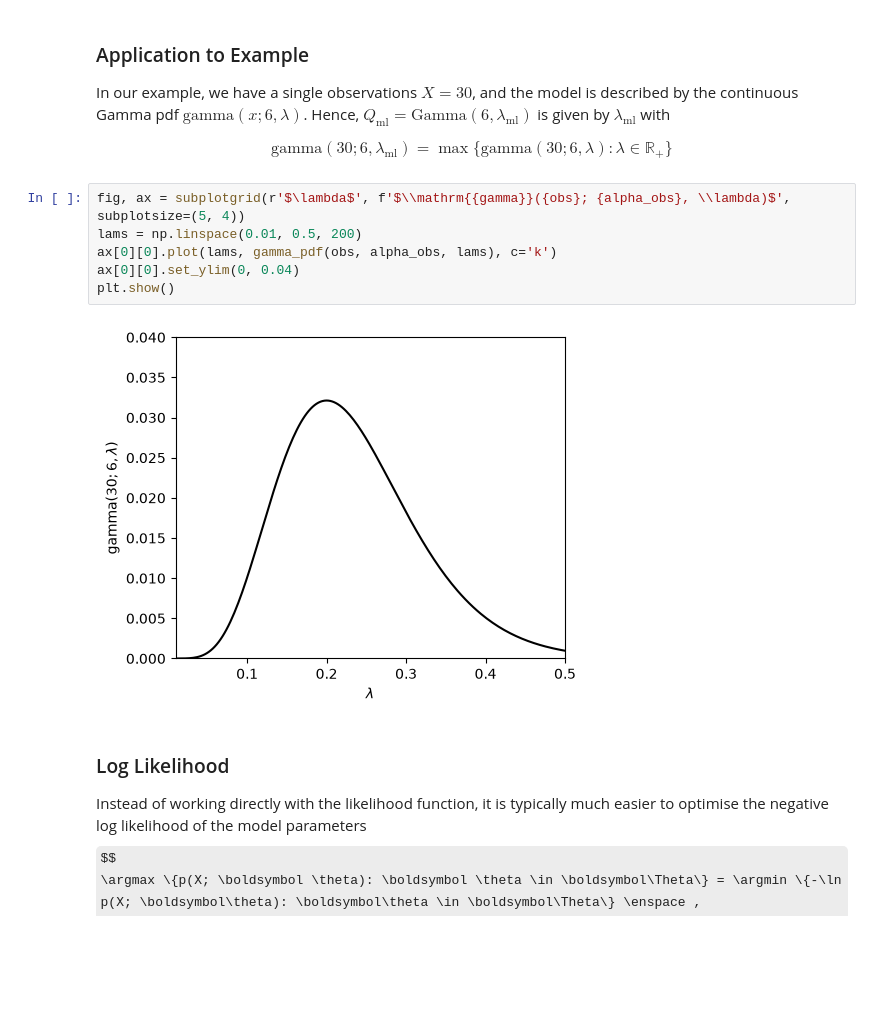
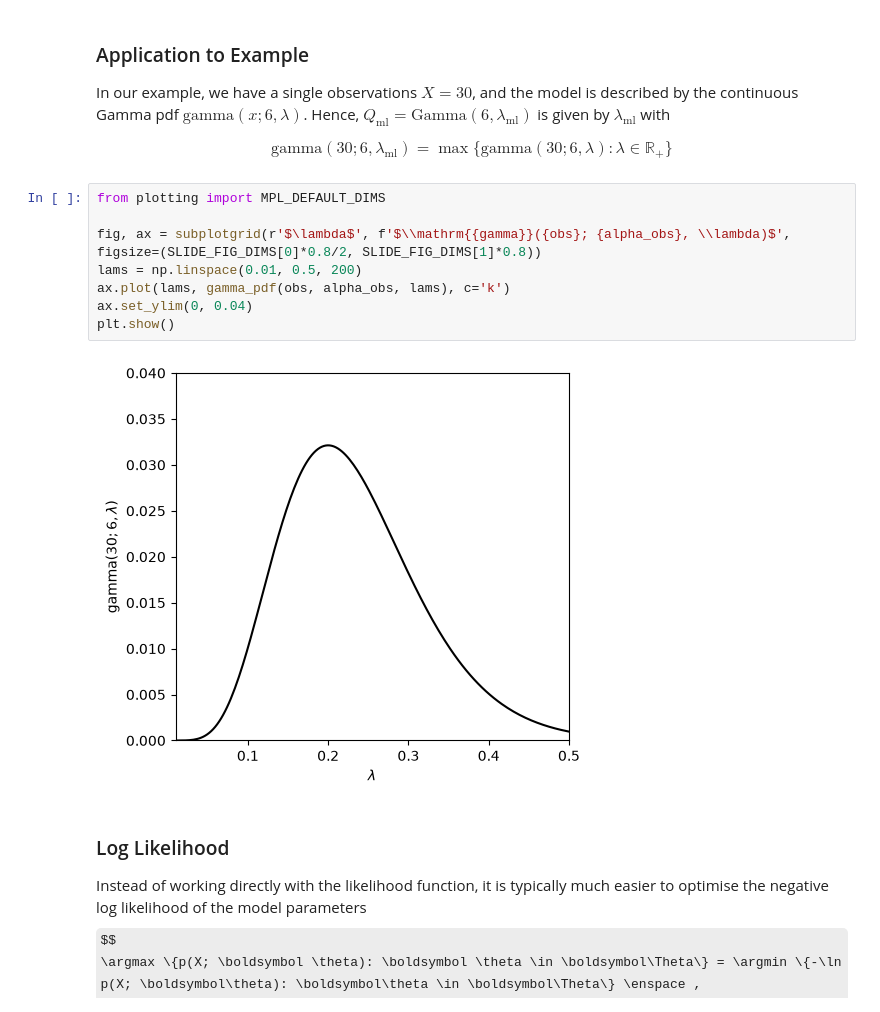
Before and after one commit to marioboley/Uni-Haifa-214.4312-Code, a Jupyter notebook: 2.1_models.ipynb, the cells around one changed output. Drawn from its saved outputs; the diff is of its cells as text; some formulas as TeX source; blank space fills up the shorter version.

```diff
--- a/2.1_models.ipynb
+++ b/2.1_models.ipynb
@@ -108,13 +110,15 @@ $$
 \mathrm{gamma}(30; 6, \lambda_\mathrm{ml}) = \max\{\mathrm{gamma}(30; 6, \lambda) : \lambda \in \mathbb{R}_+\}
 $$
 # %%
-fig, ax = subplotgrid(r'$\lambda$', f'$\\mathrm{{gamma}}({obs}; {alpha_obs}, \\lambda)$', subplotsize=(5, 4))
+from plotting import MPL_DEFAULT_DIMS
+
+fig, ax = subplotgrid(r'$\lambda$', f'$\\mathrm{{gamma}}({obs}; {alpha_obs}, \\lambda)$', figsize=(SLIDE_FIG_DIMS[0]*0.8/2, SLIDE_FIG_DIMS[1]*0.8))
 lams = np.linspace(0.01, 0.5, 200)
-ax[0][0].plot(lams, gamma_pdf(obs, alpha_obs, lams), c='k')
-ax[0][0].set_ylim(0, 0.04)
+ax.plot(lams, gamma_pdf(obs, alpha_obs, lams), c='k')
+ax.set_ylim(0, 0.04)
 plt.show()
 # %% [output]
-[figure, old version]
+[figure, new version]
 # %% [markdown]
 ### Log Likelihood
 
```
Also changed, not shown: parts of 12 cells of this notebook, 2 other files.
